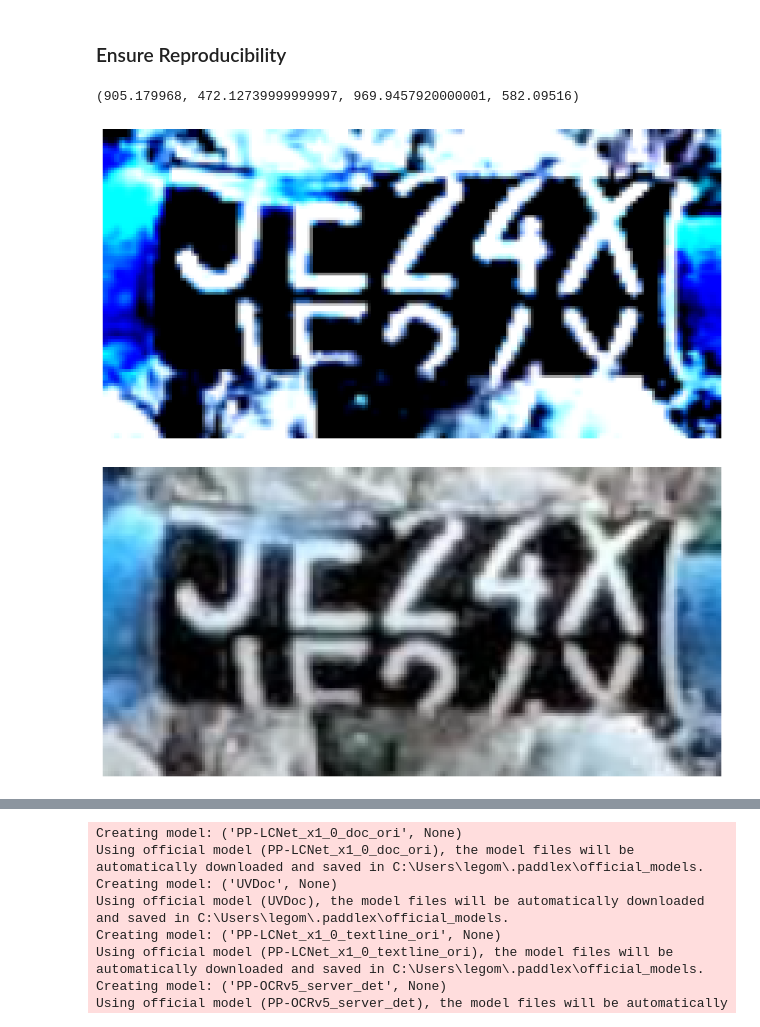
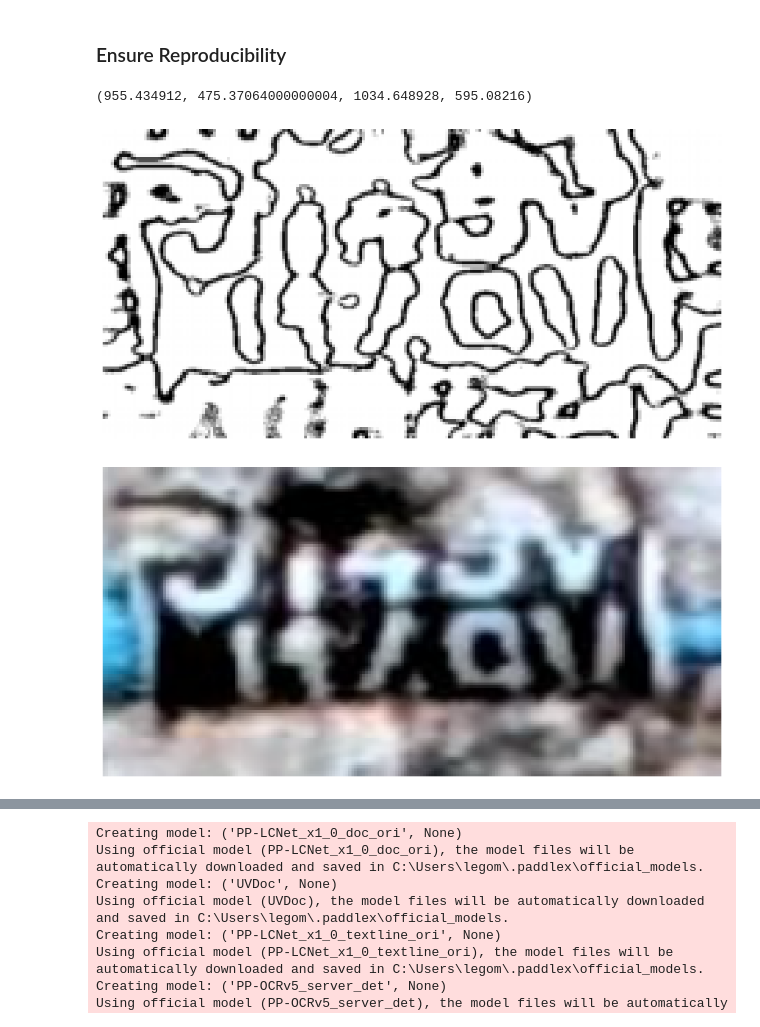
Before and after one commit to Krijosor/Bird-Is-The-Word, a Jupyter notebook: testbook.ipynb, the cells around one changed output, grey strips where cells are left out. Drawn from its saved outputs; the diff is of its cells as text; code cells hidden in the pictures.

```diff
--- a/testbook.ipynb
+++ b/testbook.ipynb
@@ -89,15 +89,15 @@ def draw_image_with_bb(img, bb_cords):
     plt.axis("off")
     plt.show()
 # %%
-data = exp_dataset[7]
+data = exp_dataset[5]
 print(data["bb"])
 
 draw_image_with_bb(data["ocr_image"], data["bb"])
 draw_image_with_bb(data["image"], data["bb"])
 # %% [output]
-(905.179968, 472.12739999999997, 969.9457920000001, 582.09516)
+(955.434912, 475.37064000000004, 1034.648928, 595.08216)
-[figure, old version]
+[figure, new version]
-[figure, old version]
+[figure, new version]
 # %%
 stop
 # %% [output]
```
Also changed, not shown: parts of 2 cells of this notebook, 1 other file.
